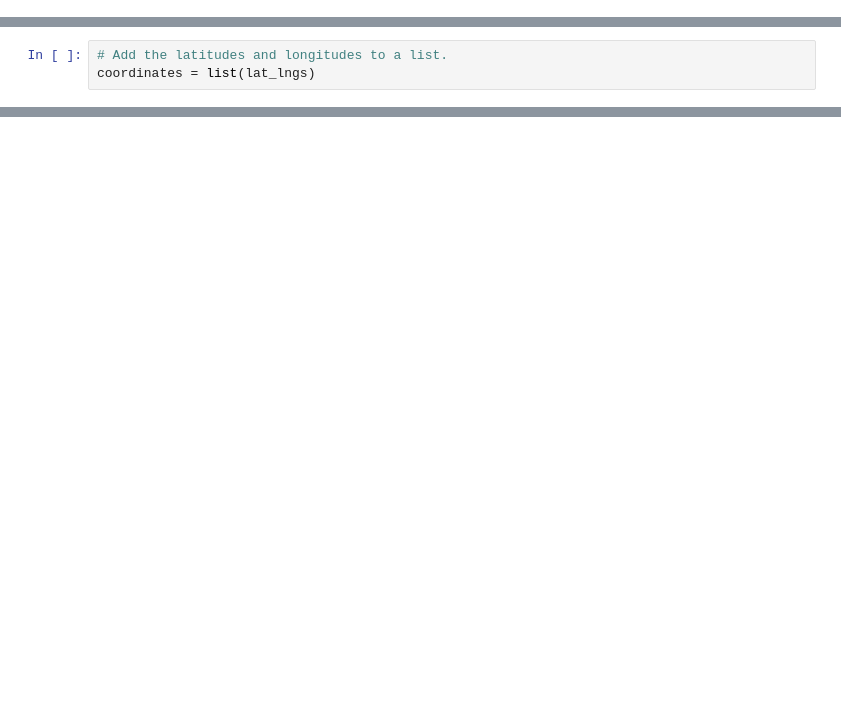
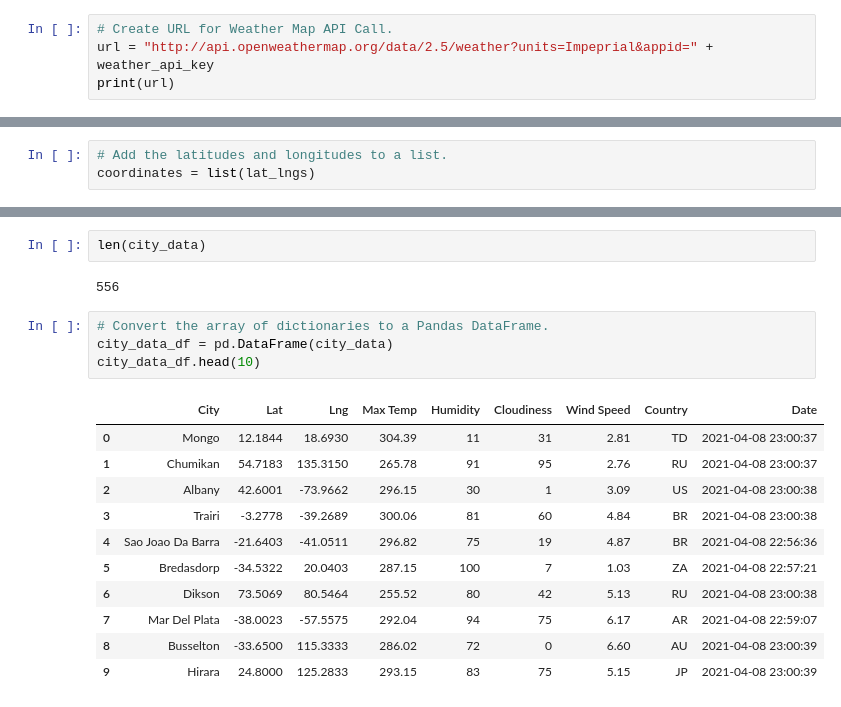
Before and after one commit to cmanwaring/World_Weather_Analysis, a Jupyter notebook: WeatherPy.ipynb, the cells around one changed output, grey strips where cells are left out. Drawn from its saved outputs; the diff is of its cells as text; blank space fills up the shorter version.

Commit message:
Adding new .gitignore and updated WeatherPy

```diff
--- a/WeatherPy.ipynb
+++ b/WeatherPy.ipynb
@@ -12,3 +21,7 @@ lat_lngs = zip(lats, lngs)
 lat_lngs
 # %% [output]
 <zip at 0x...>
+# %%
+# Create URL for Weather Map API Call.
+url = "http://api.openweathermap.org/data/2.5/weather?units=Impeprial&appid=" + weather_api_key
+print(url)
@@ -31,0 +126,20 @@ len(cities)
+# %%
+len(city_data)
+# %% [output]
+556
+# %%
+# Convert the array of dictionaries to a Pandas DataFrame.
+city_data_df = pd.DataFrame(city_data)
+city_data_df.head(10)
+# %% [output]
+|  | City | Lat | Lng | Max Temp | Humidity | Cloudiness | Wind Speed | Country | Date |
+| 0 | Mongo | 12.1844 | 18.6930 | 304.39 | 11 | 31 | 2.81 | TD | 2021-04-08 23:00:37 |
+| 1 | Chumikan | 54.7183 | 135.3150 | 265.78 | 91 | 95 | 2.76 | RU | 2021-04-08 23:00:37 |
+| 2 | Albany | 42.6001 | -73.9662 | 296.15 | 30 | 1 | 3.09 | US | 2021-04-08 23:00:38 |
+| 3 | Trairi | -3.2778 | -39.2689 | 300.06 | 81 | 60 | 4.84 | BR | 2021-04-08 23:00:38 |
+| 4 | Sao Joao Da Barra | -21.6403 | -41.0511 | 296.82 | 75 | 19 | 4.87 | BR | 2021-04-08 22:56:36 |
+| 5 | Bredasdorp | -34.5322 | 20.0403 | 287.15 | 100 | 7 | 1.03 | ZA | 2021-04-08 22:57:21 |
+| 6 | Dikson | 73.5069 | 80.5464 | 255.52 | 80 | 42 | 5.13 | RU | 2021-04-08 23:00:38 |
+| 7 | Mar Del Plata | -38.0023 | -57.5575 | 292.04 | 94 | 75 | 6.17 | AR | 2021-04-08 22:59:07 |
+| 8 | Busselton | -33.6500 | 115.3333 | 286.02 | 72 | 0 | 6.60 | AU | 2021-04-08 23:00:39 |
+| 9 | Hirara | 24.8000 | 125.2833 | 293.15 | 83 | 75 | 5.15 | JP | 2021-04-08 23:00:39 |
```
Also changed, not shown: parts of 6 cells of this notebook, 1 other file.
